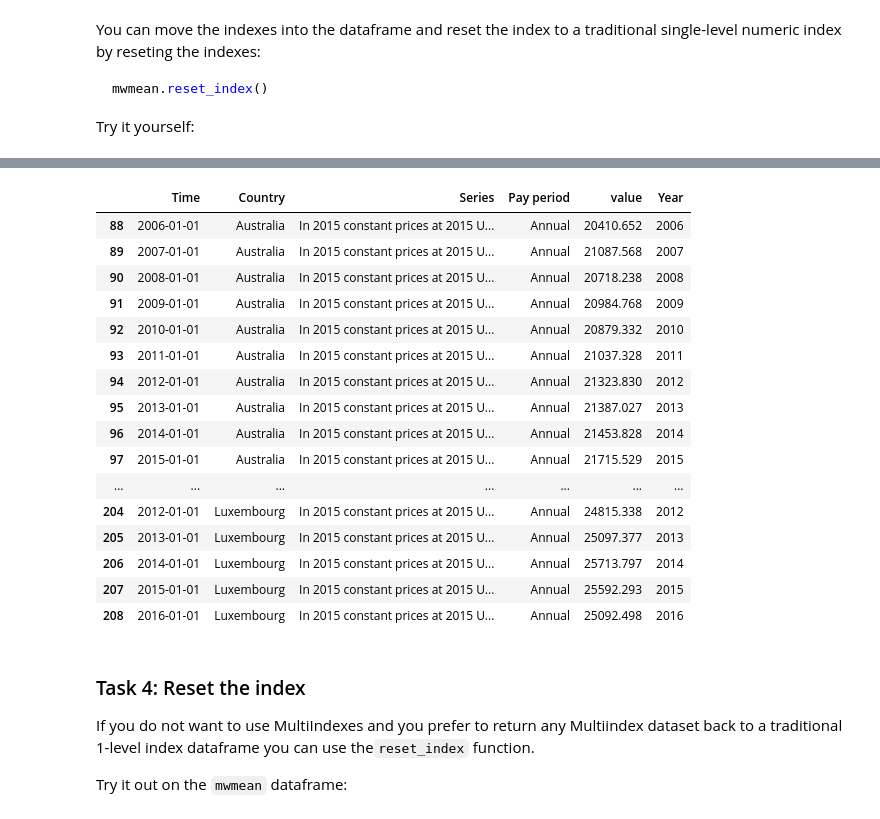
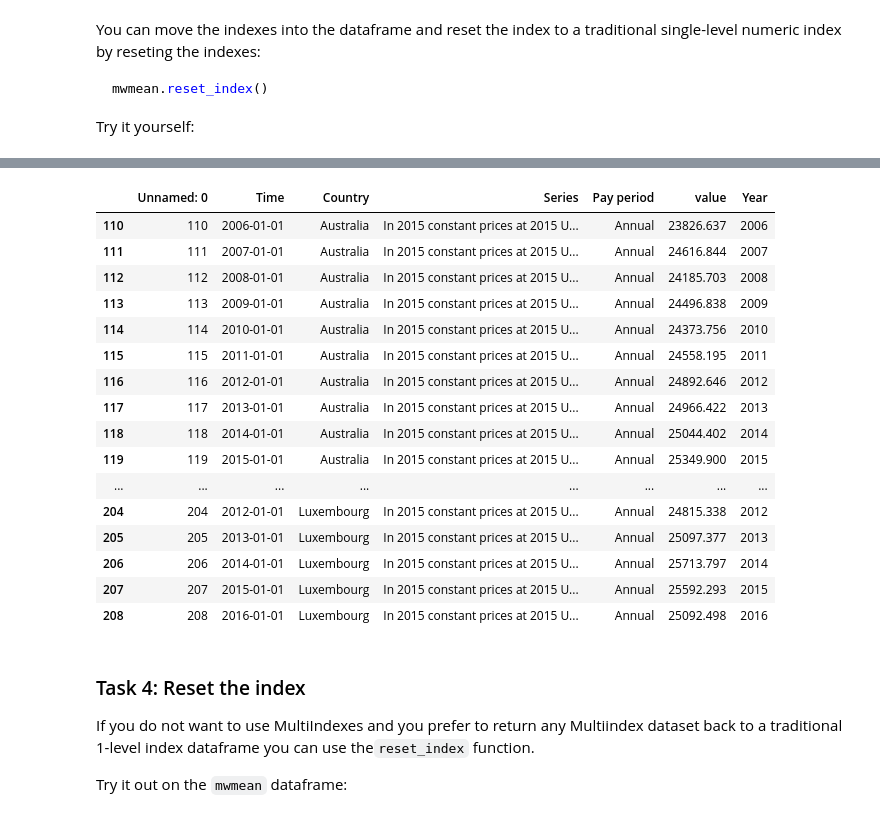
Before and after one commit to shresthasrijana099/Data-Analytics-With-Python, a Jupyter notebook: class_exercises/D05-Pandas_Part2.ipynb, the cells around one changed output, grey strips where cells are left out. Saved outputs shown, nothing was run; the diff lists cells and outputs as text; code cells hidden in the pictures.

````diff
--- a/class_exercises/D05-Pandas_Part2.ipynb
+++ b/class_exercises/D05-Pandas_Part2.ipynb
@@ -15,8 +15,8 @@ Import the data from the [Lectures in Quantiatives Economics](https://github.com
 
 Import the data into a variable named `minwages` and print the first 5 lines of data to explore what is there.
 # %%
-minwages = pd.read_csv('https://raw.githubusercontent.com/QuantEcon/lecture-source-py/master/source/_static/lecture_specific/pandas_panel/realwage.csv')
-minwages.head()
+minwages = pd.read_csv('https://raw.githubusercontent.com/QuantEcon/lecture-source-py/master/source/_static/lecture_specific/pandas_panel/realwage.csv',)
+minwages.head(5)
 # %% [output]
 |  | Unnamed: 0 | Time | Country | Series | Pay period | value |
 | 0 | 0 | 2006-01-01 | Ireland | In 2015 constant prices at 2015 U... | Annual | 17132.443 |
@@ -166,2 +171,2 @@ Remove the "Unnamed: 0" column as it's not needed.
 # %%
-minwages.drop(['Unnamed: 0'], axis=1, inplace=True)
+#minwages.drop(['Unnamed: 0'], axis=1, inplace=True)
@@ -194,0 +201,3 @@ Do we have enough data to calculate descriptive statistics for annual salary in
+# %%
+minwages2 = minwages[minwages['Series'] == 'In 2015 constant prices at 2015 USD exchange rates']
+minwages2.shape
@@ -447,28 +457,28 @@ annualwages.groupby(['Country']).filter(
 ```
 Try it:
 # %%
-annualwages = minwages[minwages['Pay period'] == 'Annual']
+annualwages = minwages2[minwages2['Pay period'] == 'Annual']
 annualwages.groupby(['Country']).filter(
     lambda x : x['value'].mean() > 22000
 )
 # %% [output]
-|  | Time | Country | Series | Pay period | value | Year |
-| 88 | 2006-01-01 | Australia | In 2015 constant prices at 2015 U... | Annual | 20410.652 | 2006 |
-| 89 | 2007-01-01 | Australia | In 2015 constant prices at 2015 U... | Annual | 21087.568 | 2007 |
-| 90 | 2008-01-01 | Australia | In 2015 constant prices at 2015 U... | Annual | 20718.238 | 2008 |
-| 91 | 2009-01-01 | Australia | In 2015 constant prices at 2015 U... | Annual | 20984.768 | 2009 |
-| 92 | 2010-01-01 | Australia | In 2015 constant prices at 2015 U... | Annual | 20879.332 | 2010 |
-| 93 | 2011-01-01 | Australia | In 2015 constant prices at 2015 U... | Annual | 21037.328 | 2011 |
-| 94 | 2012-01-01 | Australia | In 2015 constant prices at 2015 U... | Annual | 21323.830 | 2012 |
-| 95 | 2013-01-01 | Australia | In 2015 constant prices at 2015 U... | Annual | 21387.027 | 2013 |
-| 96 | 2014-01-01 | Australia | In 2015 constant prices at 2015 U... | Annual | 21453.828 | 2014 |
-| 97 | 2015-01-01 | Australia | In 2015 constant prices at 2015 U... | Annual | 21715.529 | 2015 |
-| ... | ... | ... | ... | ... | ... | ... |
-| 204 | 2012-01-01 | Luxembourg | In 2015 constant prices at 2015 U... | Annual | 24815.338 | 2012 |
-| 205 | 2013-01-01 | Luxembourg | In 2015 constant prices at 2015 U... | Annual | 25097.377 | 2013 |
-| 206 | 2014-01-01 | Luxembourg | In 2015 constant prices at 2015 U... | Annual | 25713.797 | 2014 |
-| 207 | 2015-01-01 | Luxembourg | In 2015 constant prices at 2015 U... | Annual | 25592.293 | 2015 |
-| 208 | 2016-01-01 | Luxembourg | In 2015 constant prices at 2015 U... | Annual | 25092.498 | 2016 |
+|  | Unnamed: 0 | Time | Country | Series | Pay period | value | Year |
+| 110 | 110 | 2006-01-01 | Australia | In 2015 constant prices at 2015 U... | Annual | 23826.637 | 2006 |
+| 111 | 111 | 2007-01-01 | Australia | In 2015 constant prices at 2015 U... | Annual | 24616.844 | 2007 |
+| 112 | 112 | 2008-01-01 | Australia | In 2015 constant prices at 2015 U... | Annual | 24185.703 | 2008 |
+| 113 | 113 | 2009-01-01 | Australia | In 2015 constant prices at 2015 U... | Annual | 24496.838 | 2009 |
+| 114 | 114 | 2010-01-01 | Australia | In 2015 constant prices at 2015 U... | Annual | 24373.756 | 2010 |
+| 115 | 115 | 2011-01-01 | Australia | In 2015 constant prices at 2015 U... | Annual | 24558.195 | 2011 |
+| 116 | 116 | 2012-01-01 | Australia | In 2015 constant prices at 2015 U... | Annual | 24892.646 | 2012 |
+| 117 | 117 | 2013-01-01 | Australia | In 2015 constant prices at 2015 U... | Annual | 24966.422 | 2013 |
+| 118 | 118 | 2014-01-01 | Australia | In 2015 constant prices at 2015 U... | Annual | 25044.402 | 2014 |
+| 119 | 119 | 2015-01-01 | Australia | In 2015 constant prices at 2015 U... | Annual | 25349.900 | 2015 |
+| ... | ... | ... | ... | ... | ... | ... | ... |
+| 204 | 204 | 2012-01-01 | Luxembourg | In 2015 constant prices at 2015 U... | Annual | 24815.338 | 2012 |
+| 205 | 205 | 2013-01-01 | Luxembourg | In 2015 constant prices at 2015 U... | Annual | 25097.377 | 2013 |
+| 206 | 206 | 2014-01-01 | Luxembourg | In 2015 constant prices at 2015 U... | Annual | 25713.797 | 2014 |
+| 207 | 207 | 2015-01-01 | Luxembourg | In 2015 constant prices at 2015 U... | Annual | 25592.293 | 2015 |
+| 208 | 208 | 2016-01-01 | Luxembourg | In 2015 constant prices at 2015 U... | Annual | 25092.498 | 2016 |
 # %% [markdown]
 ### Task 4: Reset the index
 If you do not want to use MultiIndexes and you prefer to return any Multiindex dataset back to a traditional 1-level index dataframe you can use the`reset_index` function.
````
Also changed, not shown: parts of 20 cells of this notebook, 4 other files.
